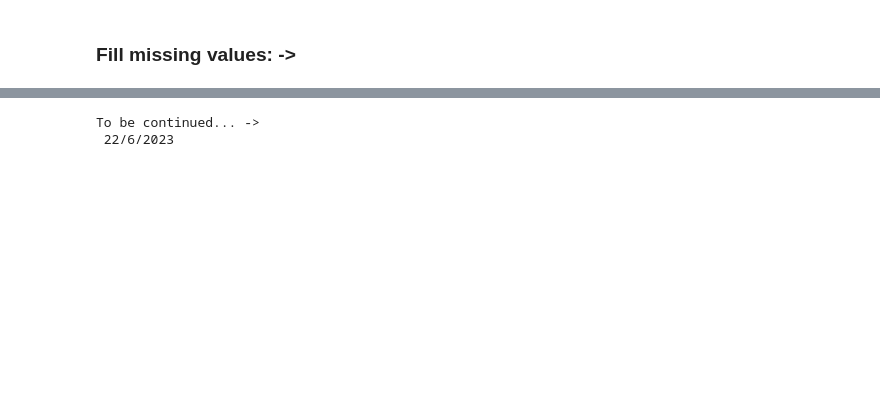
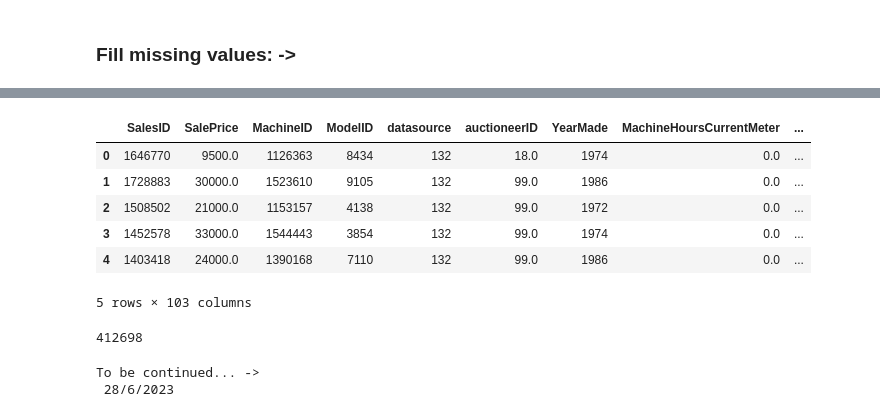
Before and after one commit to FerPicado/Machine-Learning-Bootcamp, a Jupyter notebook: Deep-Learning-PyTorch/Machine-Learning-with-PyTorch-and-Scikit-Learn/projects/online-courses/project-01/src/main.ipynb, the cells around one changed output, grey strips where cells are left out. Saved outputs shown, nothing was run; the diff lists cells and outputs as text; code cells hidden in the pictures; blank space fills up the shorter version.

Commit message:
Data Analysis 100%

```diff
--- a/Deep-Learning-PyTorch/Machine-Learning-with-PyTorch-and-Scikit-Learn/projects/online-courses/project-01/src/main.ipynb
+++ b/Deep-Learning-PyTorch/Machine-Learning-with-PyTorch-and-Scikit-Learn/projects/online-courses/project-01/src/main.ipynb
@@ -393,0 +580,15 @@ last_df.head(40).T
+# %%
+#import tha data
+
+ml_data = pd.read_csv("../data/ml_data.csv",
+                      low_memory=False,
+                      )
+ml_data.head()
+# %% [output]
+|  | SalesID | SalePrice | MachineID | ModelID | datasource | auctioneerID | YearMade | MachineHoursCurrentMeter | ... |
+| 0 | 1646770 | 9500.0 | 1126363 | 8434 | 132 | 18.0 | 1974 | 0.0 | ... |
+| 1 | 1728883 | 30000.0 | 1523610 | 9105 | 132 | 99.0 | 1986 | 0.0 | ... |
+| 2 | 1508502 | 21000.0 | 1153157 | 4138 | 132 | 99.0 | 1972 | 0.0 | ... |
+| 3 | 1452578 | 33000.0 | 1544443 | 3854 | 132 | 99.0 | 1974 | 0.0 | ... |
+| 4 | 1403418 | 24000.0 | 1390168 | 7110 | 132 | 99.0 | 1986 | 0.0 | ... |
+5 rows × 103 columns
@@ -394,5 +597,9 @@ last_df.head(40).T
+# %%
+len(ml_data)
+# %% [output]
+412698
 # %%
-print('To be continued... -> \n 22/6/2023')
+print('To be continued... -> \n 28/6/2023')
 # %% [output]
 To be continued... ->
- 22/6/2023
+ 28/6/2023
```
Also changed, not shown: parts of 21 cells of this notebook.
